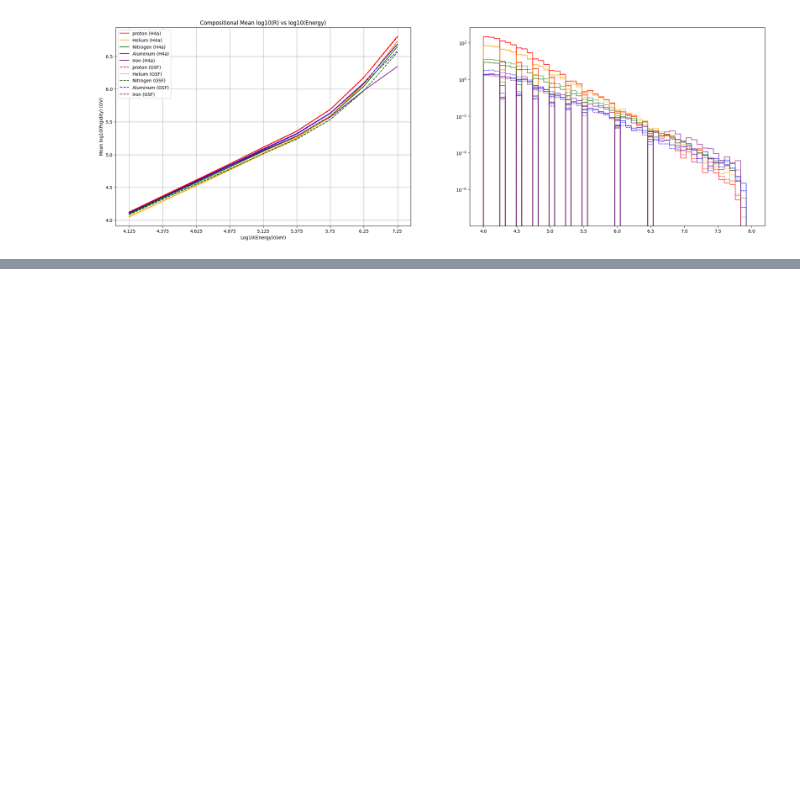
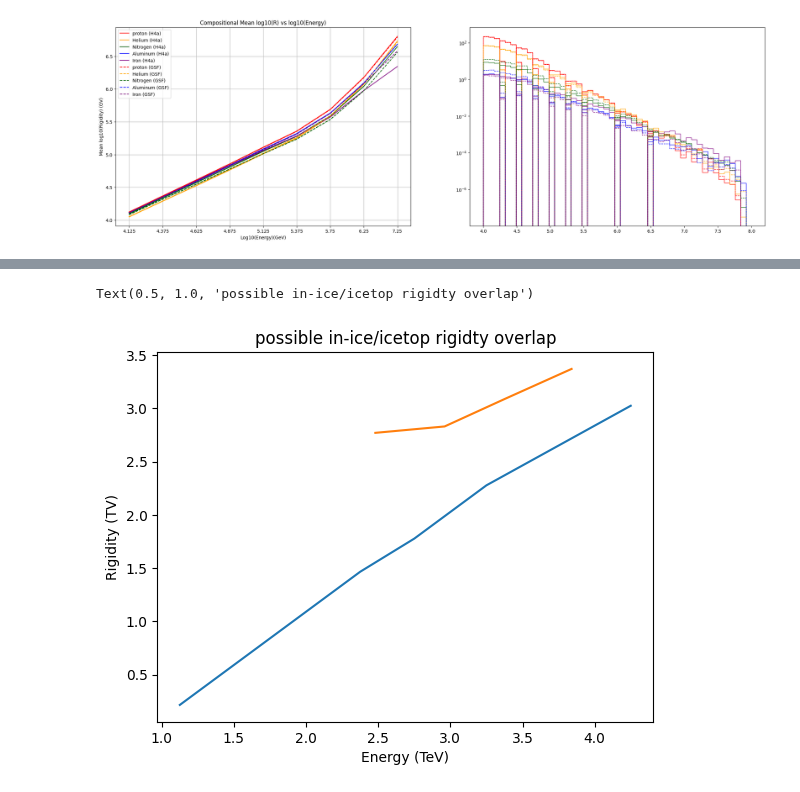
Before and after one commit to fmcnallyi3/it_anisotropy, a Jupyter notebook: rigidity/reco_energy.ipynb, the cells around one changed output, grey strips where cells are left out. Drawn from its saved outputs; the diff is of its cells as text; code cells hidden in the pictures; blank space fills up the shorter version.

```diff
--- a/rigidity/reco_energy.ipynb
+++ b/rigidity/reco_energy.ipynb
@@ -514,0 +536,15 @@ plt.show()
+# %%
+# Little cell that creates a line plot to compare in-ice and icetop median rigidity
+medArr=[np.median(medbin_1)-3,np.median(medbin_2)-3,np.median(medbin_3)-3,np.median(medbin_4)-3,np.median(medbin_5)-3,
+        np.median(medbin_6)-3,np.median(medbin_7)-3,np.median(medbin_8)-3,np.median(medbin_9)-3]
+medX=emids-3
+ITmedArr=[2.77,2.83,3.09,3.37]
+ITmedX=[2.48,2.96,3.38,3.84]
+plt.plot(medX, medArr)
+plt.plot(ITmedX, ITmedArr)
+plt.xlabel('Energy (TeV)')
+plt.ylabel('Rigidity (TV)')
+plt.title('possible in-ice/icetop rigidty overlap')
+# %% [output]
+Text(0.5, 1.0, 'possible in-ice/icetop rigidty overlap')
+[figure, added]
```
Also changed, not shown: parts of 26 cells of this notebook, 1 other file.
